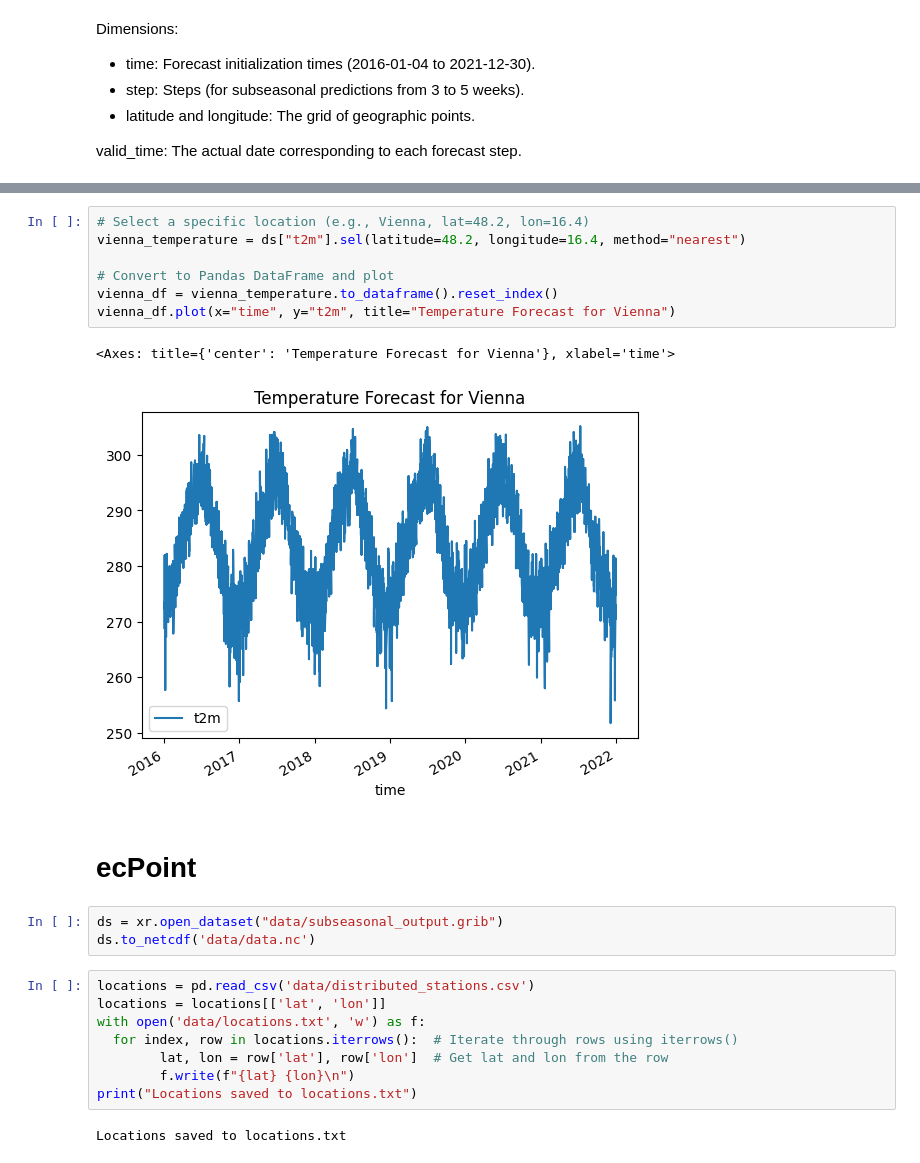
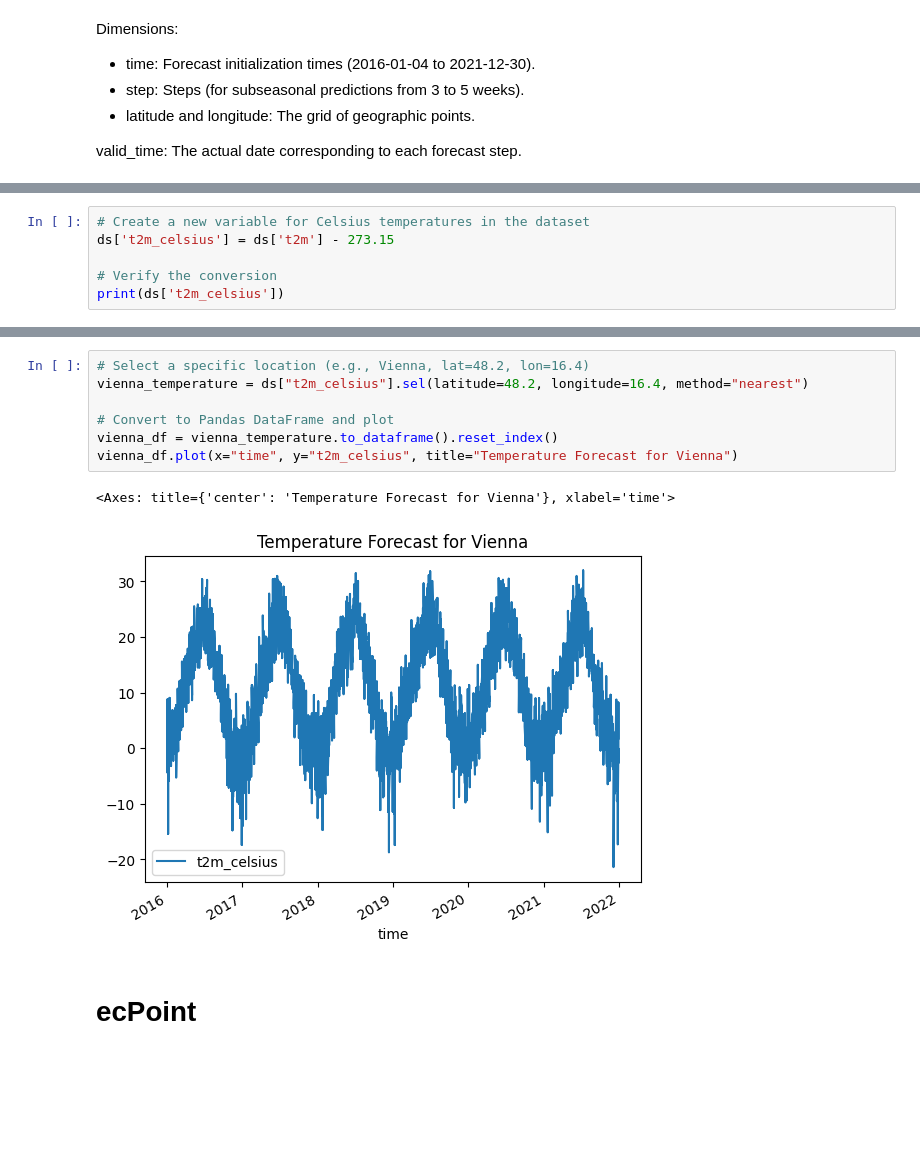
Before and after one commit to khokhlovamariia/Subseasonal_Forecast, a Jupyter notebook: ECMWF.ipynb, the cells around one changed output, grey strips where cells are left out. Saved outputs shown, nothing was run; the diff lists cells and outputs as text; blank space fills up the shorter version.

```diff
--- a/ECMWF.ipynb
+++ b/ECMWF.ipynb
@@ -158,0 +222,6 @@ valid_time: The actual date corresponding to each forecast step.
+# %%
+# Create a new variable for Celsius temperatures in the dataset
+ds['t2m_celsius'] = ds['t2m'] - 273.15
+
+# Verify the conversion
+print(ds['t2m_celsius'])
@@ -159,25 +246,12 @@ valid_time: The actual date corresponding to each forecast step.
 # %%
 # Select a specific location (e.g., Vienna, lat=48.2, lon=16.4)
-vienna_temperature = ds["t2m"].sel(latitude=48.2, longitude=16.4, method="nearest")
+vienna_temperature = ds["t2m_celsius"].sel(latitude=48.2, longitude=16.4, method="nearest")
 
 # Convert to Pandas DataFrame and plot
 vienna_df = vienna_temperature.to_dataframe().reset_index()
-vienna_df.plot(x="time", y="t2m", title="Temperature Forecast for Vienna")
+vienna_df.plot(x="time", y="t2m_celsius", title="Temperature Forecast for Vienna")
 # %% [output]
 <Axes: title={'center': 'Temperature Forecast for Vienna'}, xlabel='time'>
-[figure, old version]
+[figure, new version]
 # %% [markdown]
 # ecPoint
-# %%
-ds = xr.open_dataset("data/subseasonal_output.grib")
-ds.to_netcdf('data/data.nc')
-# %%
-locations = pd.read_csv('data/distributed_stations.csv')
-locations = locations[['lat', 'lon']]
-with open('data/locations.txt', 'w') as f:
-  for index, row in locations.iterrows():  # Iterate through rows using iterrows()
-        lat, lon = row['lat'], row['lon']  # Get lat and lon from the row
-        f.write(f"{lat} {lon}\n")
-print("Locations saved to locations.txt")
-# %% [output]
-Locations saved to locations.txt
```
Also changed, not shown: parts of 4 cells of this notebook, 6 other files.
